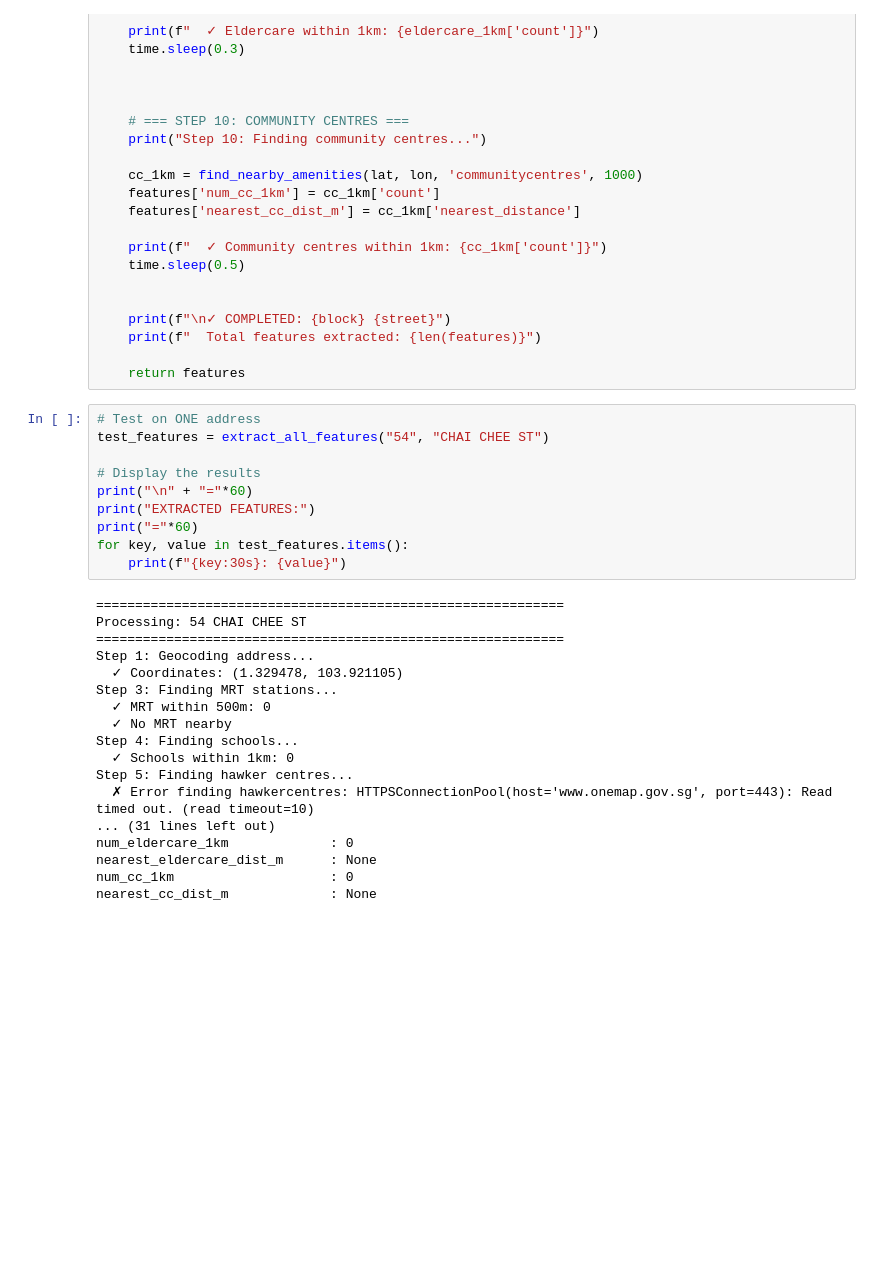
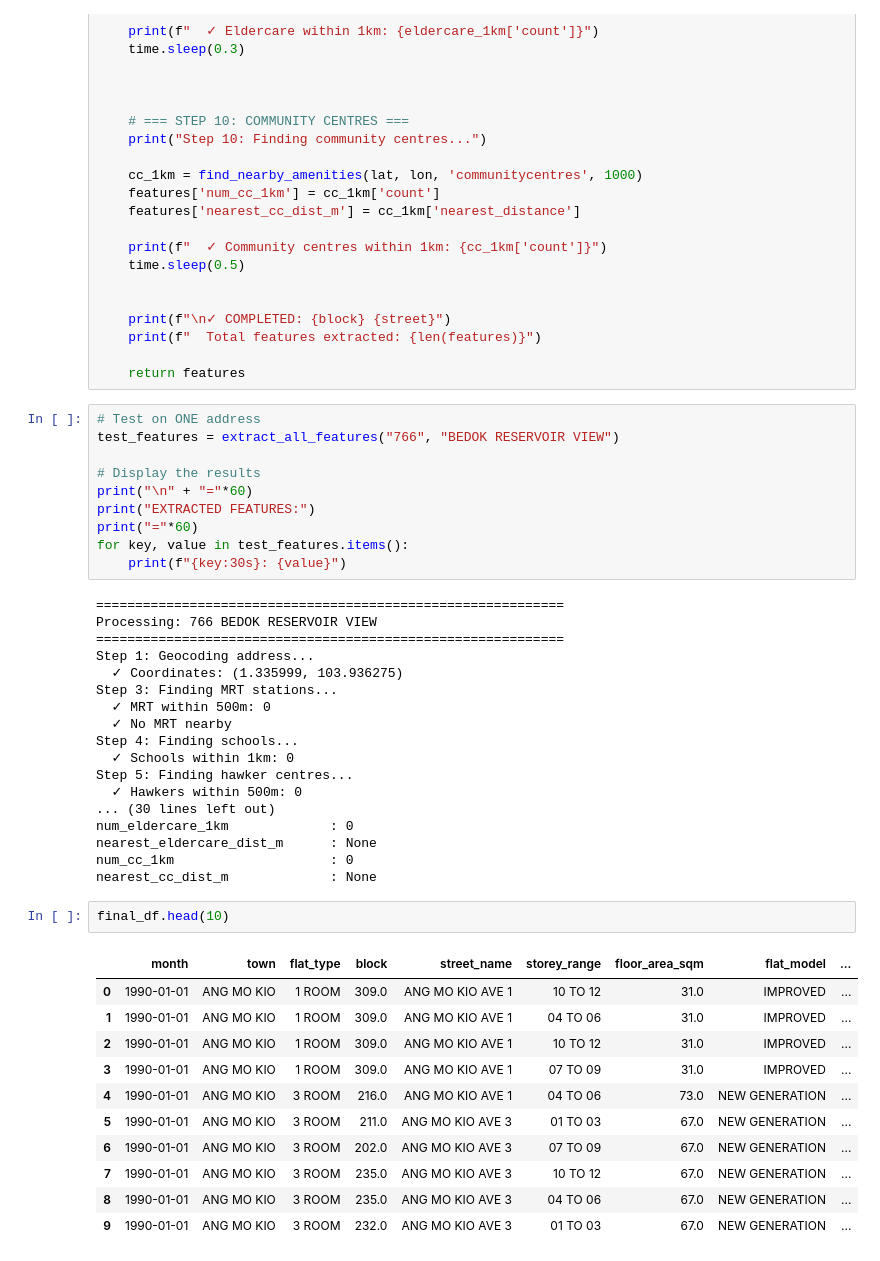
Before and after one commit to sanjeevr123/DSE3101-Project, a Jupyter notebook: backend/01_data_collection.ipynb, the cells around one changed output. Cells and saved outputs as stored; diff of their text form; blank space fills up the shorter version.

```diff
--- a/backend/01_data_collection.ipynb
+++ b/backend/01_data_collection.ipynb
@@ -778,7 +778,7 @@ def extract_all_features(block, street, save_progress=True):
     return features
 # %%
 # Test on ONE address
-test_features = extract_all_features("54", "CHAI CHEE ST")
+test_features = extract_all_features("766", "BEDOK RESERVOIR VIEW")
 
 # Display the results
 print("\n" + "="*60)
@@ -788,19 +788,33 @@ for key, value in test_features.items():
     print(f"{key:30s}: {value}")
 # %% [output]
 ============================================================
-Processing: 54 CHAI CHEE ST
+Processing: 766 BEDOK RESERVOIR VIEW
 ============================================================
 Step 1: Geocoding address...
-  ✓ Coordinates: (1.329478, 103.921105)
+  ✓ Coordinates: (1.335999, 103.936275)
 Step 3: Finding MRT stations...
   ✓ MRT within 500m: 0
   ✓ No MRT nearby
 Step 4: Finding schools...
   ✓ Schools within 1km: 0
 Step 5: Finding hawker centres...
-  ✗ Error finding hawkercentres: HTTPSConnectionPool(host='www.onemap.gov.sg', port=443): Read timed out. (read timeout=10)
-... (31 lines left out)
+  ✓ Hawkers within 500m: 0
+... (30 lines left out)
 num_eldercare_1km             : 0
 nearest_eldercare_dist_m      : None
 num_cc_1km                    : 0
 nearest_cc_dist_m             : None
+# %%
+final_df.head(10)
+# %% [output]
+|  | month | town | flat_type | block | street_name | storey_range | floor_area_sqm | flat_model | ... |
+| 0 | 1990-01-01 | ANG MO KIO | 1 ROOM | 309.0 | ANG MO KIO AVE 1 | 10 TO 12 | 31.0 | IMPROVED | ... |
+| 1 | 1990-01-01 | ANG MO KIO | 1 ROOM | 309.0 | ANG MO KIO AVE 1 | 04 TO 06 | 31.0 | IMPROVED | ... |
+| 2 | 1990-01-01 | ANG MO KIO | 1 ROOM | 309.0 | ANG MO KIO AVE 1 | 10 TO 12 | 31.0 | IMPROVED | ... |
+| 3 | 1990-01-01 | ANG MO KIO | 1 ROOM | 309.0 | ANG MO KIO AVE 1 | 07 TO 09 | 31.0 | IMPROVED | ... |
+| 4 | 1990-01-01 | ANG MO KIO | 3 ROOM | 216.0 | ANG MO KIO AVE 1 | 04 TO 06 | 73.0 | NEW GENERATION | ... |
+| 5 | 1990-01-01 | ANG MO KIO | 3 ROOM | 211.0 | ANG MO KIO AVE 3 | 01 TO 03 | 67.0 | NEW GENERATION | ... |
+| 6 | 1990-01-01 | ANG MO KIO | 3 ROOM | 202.0 | ANG MO KIO AVE 3 | 07 TO 09 | 67.0 | NEW GENERATION | ... |
+| 7 | 1990-01-01 | ANG MO KIO | 3 ROOM | 235.0 | ANG MO KIO AVE 3 | 10 TO 12 | 67.0 | NEW GENERATION | ... |
+| 8 | 1990-01-01 | ANG MO KIO | 3 ROOM | 235.0 | ANG MO KIO AVE 3 | 04 TO 06 | 67.0 | NEW GENERATION | ... |
+| 9 | 1990-01-01 | ANG MO KIO | 3 ROOM | 232.0 | ANG MO KIO AVE 3 | 01 TO 03 | 67.0 | NEW GENERATION | ... |
```
